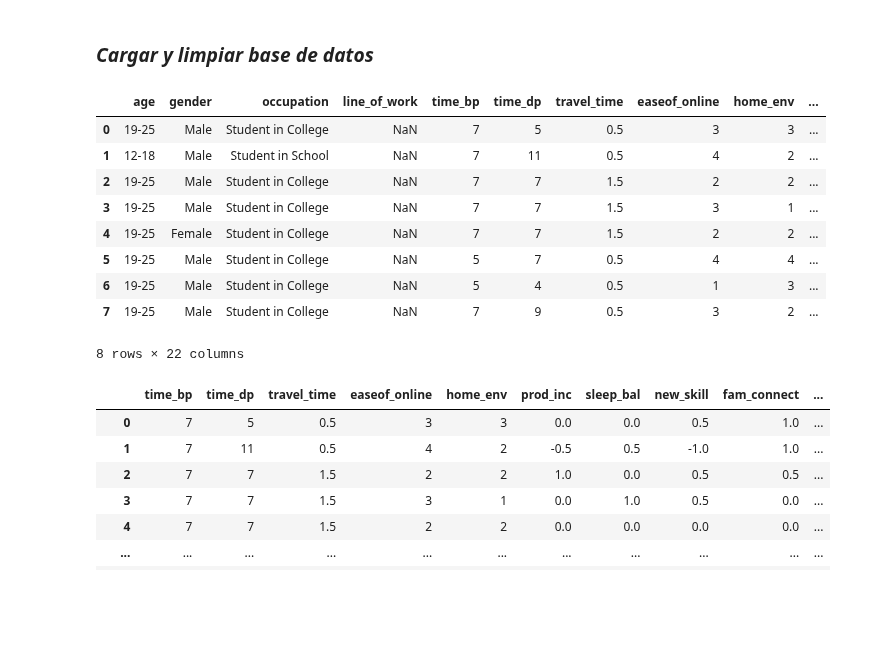
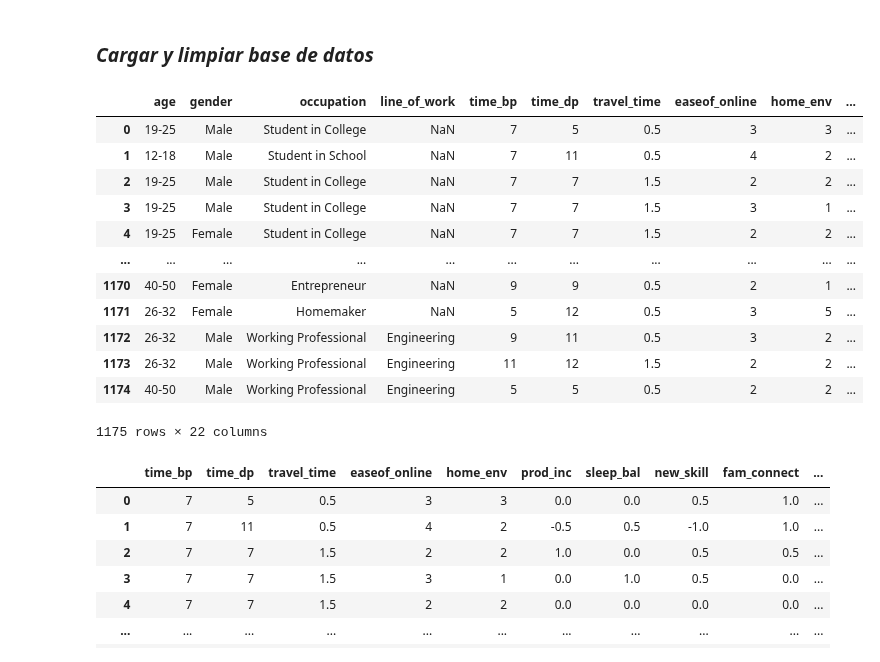
Before and after one commit to Gennifer2001/tesis, a Jupyter notebook: Tésisjeje2_0.ipynb, the cells around one changed output. Drawn from its saved outputs; the diff is of its cells as text; code cells hidden in the pictures; blank space fills up the shorter version.

```diff
--- a/Tésisjeje2_0.ipynb
+++ b/Tésisjeje2_0.ipynb
@@ -42,19 +42,22 @@ Successfully installed ete3-3.1.3
 # %%
  url = 'https://raw.githubusercontent.com/Gennifer2001/tesis/main/psyco.csv'
 df = pd.read_csv(url)
 df['age'] = df['age'].replace("Dec-18", "12-18", regex=True)
-df.head(8)
+df
 # %% [output]
 |  | age | gender | occupation | line_of_work | time_bp | time_dp | travel_time | easeof_online | home_env | ... |
 | 0 | 19-25 | Male | Student in College | NaN | 7 | 5 | 0.5 | 3 | 3 | ... |
 | 1 | 12-18 | Male | Student in School | NaN | 7 | 11 | 0.5 | 4 | 2 | ... |
 | 2 | 19-25 | Male | Student in College | NaN | 7 | 7 | 1.5 | 2 | 2 | ... |
 | 3 | 19-25 | Male | Student in College | NaN | 7 | 7 | 1.5 | 3 | 1 | ... |
 | 4 | 19-25 | Female | Student in College | NaN | 7 | 7 | 1.5 | 2 | 2 | ... |
-| 5 | 19-25 | Male | Student in College | NaN | 5 | 7 | 0.5 | 4 | 4 | ... |
-| 6 | 19-25 | Male | Student in College | NaN | 5 | 4 | 0.5 | 1 | 3 | ... |
-| 7 | 19-25 | Male | Student in College | NaN | 7 | 9 | 0.5 | 3 | 2 | ... |
+| ... | ... | ... | ... | ... | ... | ... | ... | ... | ... | ... |
+| 1170 | 40-50 | Female | Entrepreneur | NaN | 9 | 9 | 0.5 | 2 | 1 | ... |
+| 1171 | 26-32 | Female | Homemaker | NaN | 5 | 12 | 0.5 | 3 | 5 | ... |
+| 1172 | 26-32 | Male | Working Professional | Engineering | 9 | 11 | 0.5 | 3 | 2 | ... |
+| 1173 | 26-32 | Male | Working Professional | Engineering | 11 | 12 | 1.5 | 2 | 2 | ... |
+| 1174 | 40-50 | Male | Working Professional | Engineering | 5 | 5 | 0.5 | 2 | 2 | ... |
-8 rows × 22 columns
+1175 rows × 22 columns
 # %%
 df1 = df.drop(['age','gender', 'occupation','line_of_work','prefer','certaindays_hw','Unnamed: 19','travel+work','like_hw','dislike_hw','time_bp.1','Unnamed: 19'], axis=1)
 nombres =['time_bp','time_dp','travel_time','easeof_online','home_env','prod_inc','sleep_bal','new_skill','fam_connect','relaxed','self_time']
```
Also changed, not shown: parts of 6 cells of this notebook.
